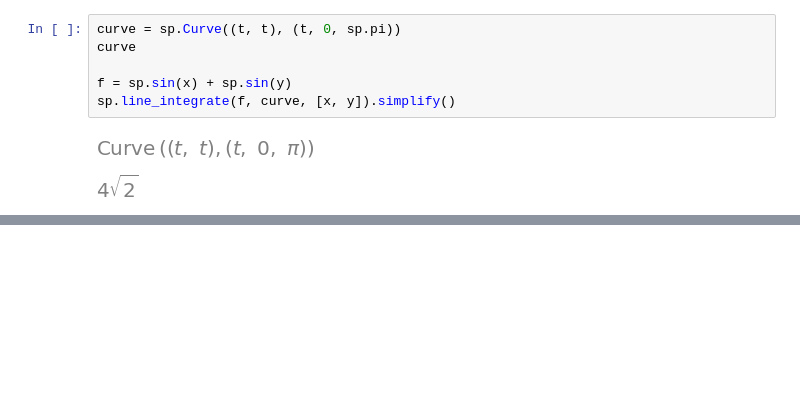
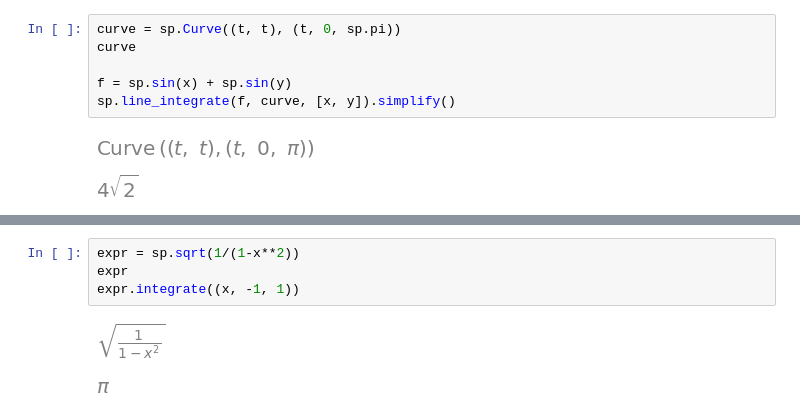
Before and after one commit to jet-c-21/MyMathLab, a Jupyter notebook: MultivarCal/14. Line Integral.ipynb, the cells around one changed output, grey strips where cells are left out. Saved outputs shown, nothing was run; the diff lists cells and outputs as text; blank space fills up the shorter version.

```diff
--- a/MultivarCal/14. Line Integral.ipynb
+++ b/MultivarCal/14. Line Integral.ipynb
@@ -60,0 +66,7 @@ sp.line_integrate(f, curve, [x, y]).simplify()
+# %%
+expr = sp.sqrt(1/(1-x**2))
+expr
+expr.integrate((x, -1, 1))
+# %% [output]
+[figure, added]
+[figure, added]
```
Also changed, not shown: parts of 7 cells of this notebook, 1 other file.
